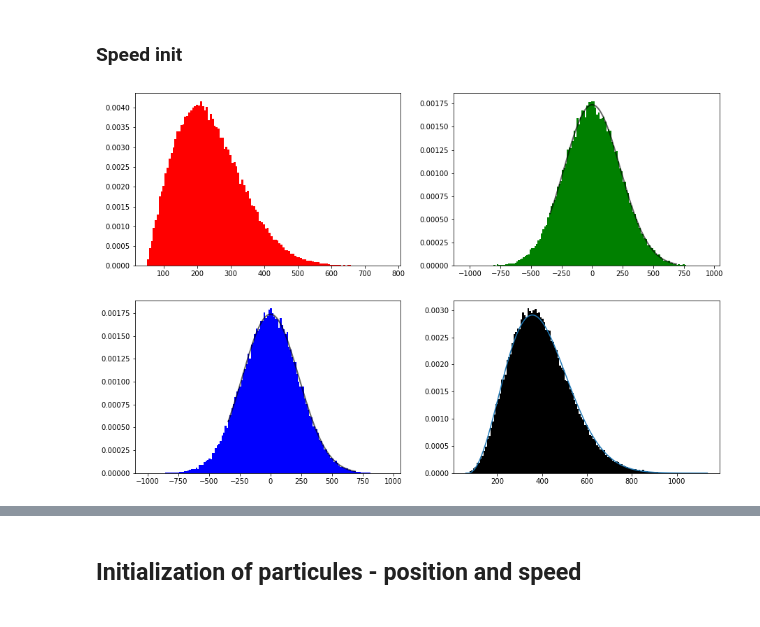
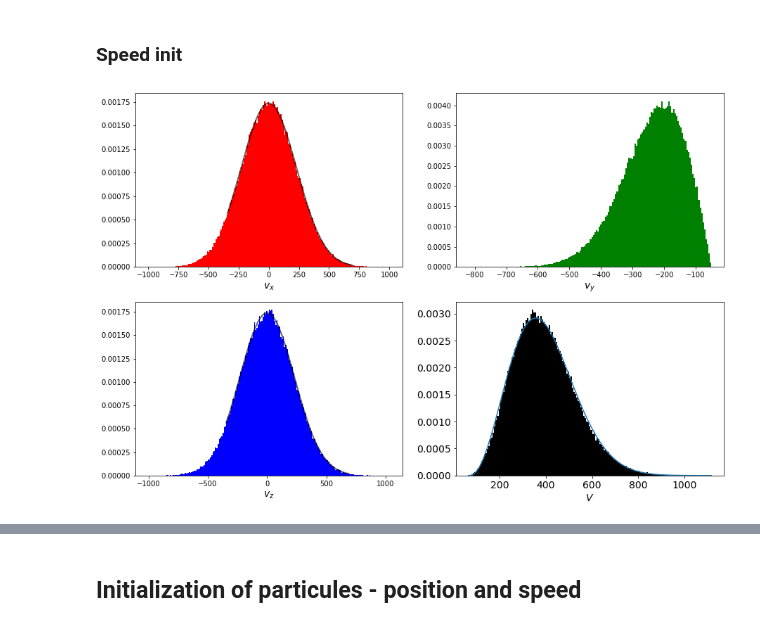
Before and after one commit to PaulCalot/neutralisation-faisceau-ions-negatifs-propulsion-satellite, a Jupyter notebook: tutorial.ipynb, the cells around one changed output, grey strips where cells are left out. Drawn from its saved outputs; the diff is of its cells as text; code cells hidden in the pictures.

```diff
--- a/tutorial.ipynb
+++ b/tutorial.ipynb
@@ -163,7 +163,7 @@ from main import get_maxwellian_mean_speed_from_temperature, get_mass_part, get_
 from scipy.stats import maxwell, norm
 from random import gauss, random
 
-n=100000
+n=200000
 list_vx = []
 list_vy = []
 list_vz = []
@@ -176,35 +176,42 @@ list_norm = []
 for k in range(n):
     vx = sigma * np.sqrt(-2*np.log10((1-random()))) + drift
     vy = norm.rvs(0, sigma)
     vz = norm.rvs(0, sigma)
-    list_vx.append(vx)
-    list_vy.append(vy)
+    list_vx.append(vy)
+    list_vy.append(-vx)
     list_vz.append(vz)
     list_norm.append(np.sqrt(vx*vx+vy*vy+vz*vz))
 
 fig, axes = plt.subplots(2,2, figsize = (15,10))
 
 axes[0,0].hist(list_vx, bins = 'auto', density=True, range = None, color = 'r')
 axes[0,1].hist(list_vy, bins = 'auto', density=True, range = None, color = 'g')
 axes[1,0].hist(list_vz, bins = 'auto', density=True, range = None, color = 'b')
 axes[1,1].hist(list_norm, bins = 'auto', density=True, range = None, color = 'k')
 
 x = np.linspace(-1.5*sigma, 3*sigma, n)
 #axes[0,0].plot(x, norm.pdf(x, loc=drift, scale=sigma)/(1-norm.cdf(x=0, loc=drift, scale=sigma)), 'k-', lw=2, alpha=0.6, label='norm pdf')
-axes[0,1].plot(x, norm.pdf(x, loc=0, scale=sigma), 'k-', lw=2, alpha=0.6, label='norm pdf')
+axes[0,0].plot(x, norm.pdf(x, loc=0, scale=sigma), 'k-', lw=2, alpha=0.6, label='norm pdf')
 axes[1,0].plot(x, norm.pdf(x, loc=0, scale=sigma), 'k-', lw=2, alpha=0.6, label='norm pdf')
 
 #rv = norm()
 #ax.plot(x, rv.pdf(x), 'k-', lw=2, label='frozen pdf')
 
 col=np.array(list_norm)
 min_ = np.min(col)
 max_ = np.max(col)
 X = np.linspace(min_, max_, 1000)
 loc, a = get_maxwellian_params(np.mean(col), np.std(col))
 Y = ss.maxwell.pdf(X, loc=loc, scale = a)
 axes[1,1].plot(X,Y, label = 'maxwellian pdf')
 
-plt.show()
+plt.xticks(fontsize=14)
+plt.yticks(fontsize=14)
+axes[0,0].set_xlabel('$v_x$', fontsize=14)
+axes[0,1].set_xlabel('$v_y$', fontsize=14)
+axes[1,0].set_xlabel('$v_z$', fontsize=14)
+axes[1,1].set_xlabel('$V$', fontsize=14)
+
+plt.savefig('injecting_y_negative.png', dpi = 400, bbox_inches = 'tight', pad_inches = 0)
 # %% [output]
-[figure, old version]
+[figure, new version]
```
Also changed, not shown: parts of 15 cells of this notebook, 20 other files.
